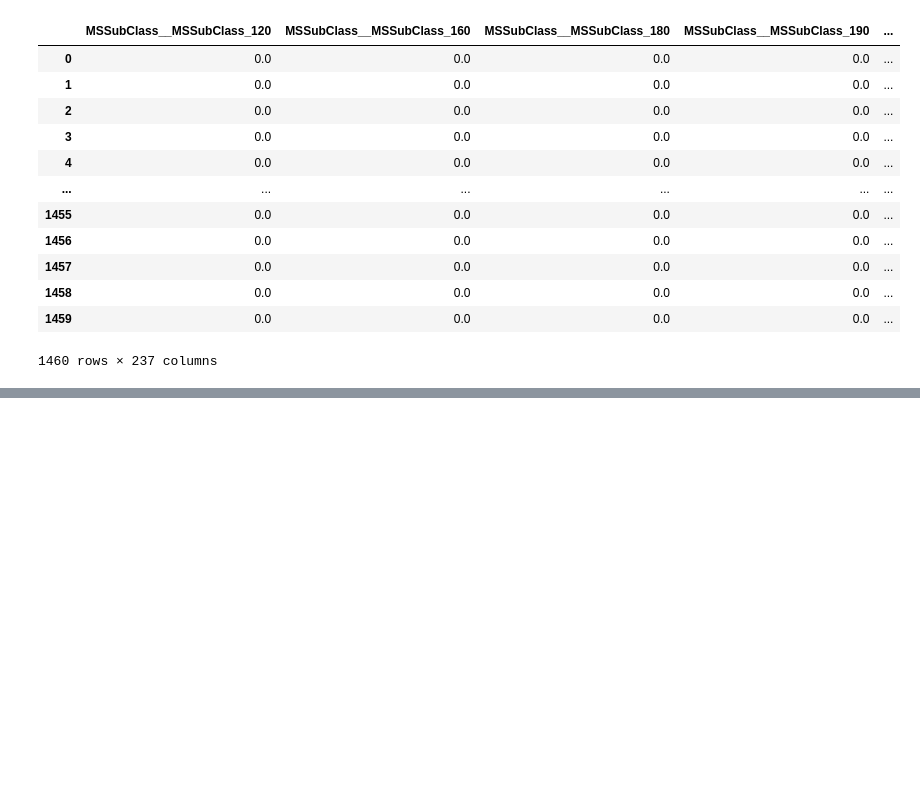
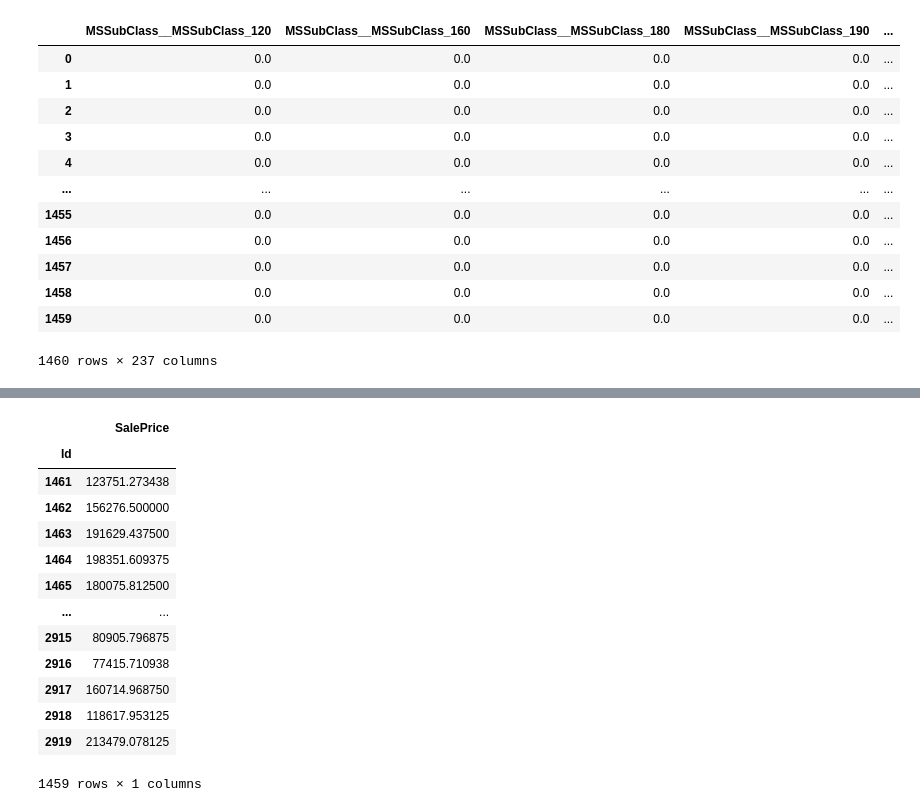
Before and after one commit to m-mhe/ml_practice, a Jupyter notebook: KaggleHousingPricePrediction/main.ipynb, the cells around one changed output, grey strips where cells are left out. Drawn from its saved outputs; the diff is of its cells as text; code cells hidden in the pictures; blank space fills up the shorter version.

```diff
--- a/KaggleHousingPricePrediction/main.ipynb
+++ b/KaggleHousingPricePrediction/main.ipynb
@@ -580,0 +766,2 @@ preprocessedDataFrame
+# %%
+finalModel = tunedHyperperameterOne.best_estimator_
@@ -580,0 +791,19 @@ preprocessedDataFrame
+# %%
+predictionOnTestSet = finalModel.predict(testDf)
+predictionDFOnTestSet = pd.DataFrame(predictionOnTestSet, columns=["SalePrice"], index=testDf.index)
+predictionDFOnTestSet
+# %% [output]
+|  | SalePrice |
+| Id |  |
+| 1461 | 123751.273438 |
+| 1462 | 156276.500000 |
+| 1463 | 191629.437500 |
+| 1464 | 198351.609375 |
+| 1465 | 180075.812500 |
+| ... | ... |
+| 2915 | 80905.796875 |
+| 2916 | 77415.710938 |
+| 2917 | 160714.968750 |
+| 2918 | 118617.953125 |
+| 2919 | 213479.078125 |
+1459 rows × 1 columns
```
Also changed, not shown: parts of 16 cells of this notebook, 2 other files.
